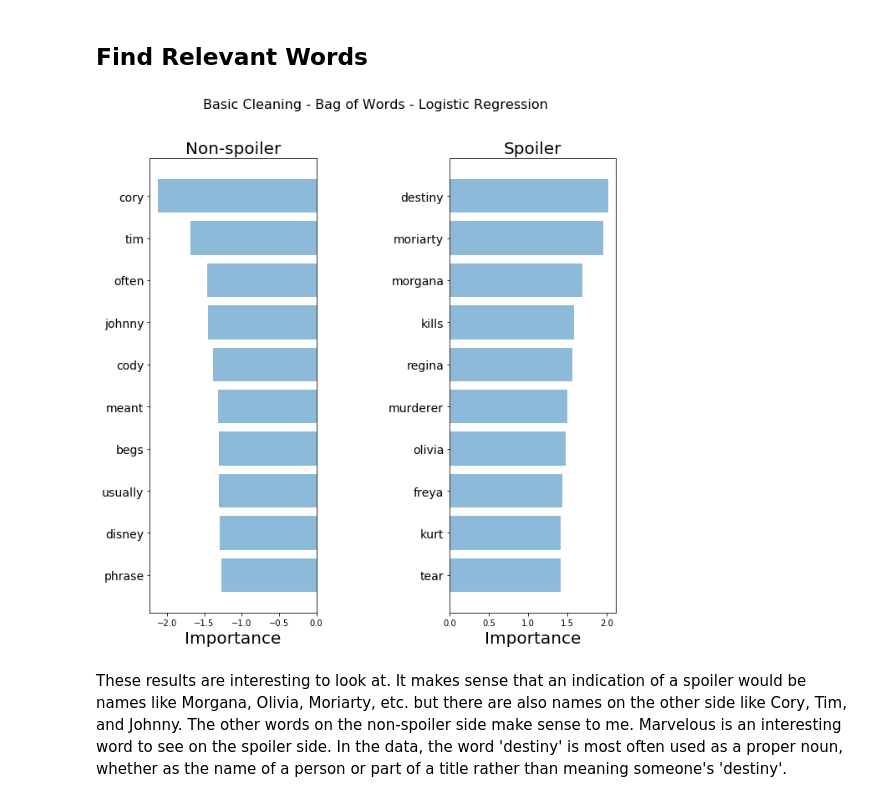
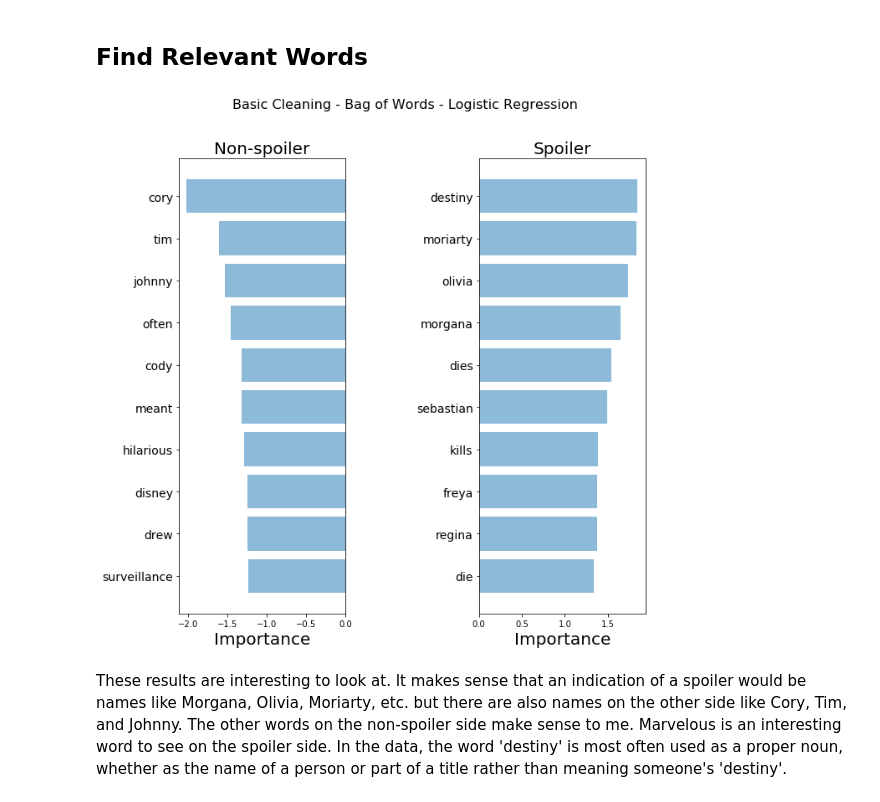
Before and after one commit to ryansmick/victor, a Jupyter notebook: model_selection.ipynb, the cells around one changed output. Cells and saved outputs as stored; diff of their text form; code cells hidden in the pictures.

Commit message:
Updated Data Cleaning Pipeline
Made it easier to add and remove steps from the data cleaning pipeline.

```diff
--- a/model_selection.ipynb
+++ b/model_selection.ipynb
@@ -43,12 +68,21 @@ def split_from_back(string, delimiter, limit=None):
 # %%
 import codecs
 input_file_name = "data/train.balanced.csv"
-output_file_name = "data/train.balanced.cleaned.csv"
 input_file = codecs.open(input_file_name, "r",encoding='utf-8', errors='replace')
-output_file = open(output_file_name, "w+")
 
+data = []
 for line in input_file:
-    line = ','.join(standardize_text(split_from_back(line, ',', 4), 0))
-    output_file.write(line)
+    try:
+        split_line = split_from_back(line, ',', 4)
+        remove_links(split_line, 0)
+        remove_mentions(split_line, 0)
+        remove_non_standard_characters(split_line, 0)
+        replace_at(split_line, 0)
+        replace_and(split_line, 0)
+        remove_punctuation(split_line, 0)
+        to_lowercase(split_line, 0)
+        boolean_to_nums(split_line, 1)
+    except:
+        continue
+    data.append(split_line[:2])
 input_file.close()
-output_file.close()
@@ -88,2 +93,0 @@ def tokenize(standardized_text_file):
-# %%
-data = tokenize(output_file_name)
@@ -109,6 +123,17 @@ def plot_LSA(test_data, test_labels, plot=True):
 # %%
 from sklearn.metrics import precision_score, recall_score
 from sklearn.model_selection import StratifiedKFold as strat
+from sklearn.base import clone
+
+def vector_sum(vec1, vec2):
+    if len(vec1) != len(vec2):
+        raise ValueError("Vectors are not of the same length")
+
+    sum = [x for x in vec1]
+    for index, val in enumerate(vec2):
+        sum[index] += val
+
+    return sum
 
 # Create a function to perform 10 fold cross validation
 # Returns the average accuracy across the 10 folds, the test class for each data point, and the resulting class for each data point
@@ -117,12 +142,16 @@ def validate(classifier, feat, classes):
     skf = strat(n_splits=10, shuffle=True)
     skf.get_n_splits(feat, classes)
 
+    # Clear the training on the classifier
+    classifier = clone(classifier)
+
     fold = 0
     accuracy_sum = 0
     precision_sum = 0
     recall_sum = 0
     y_test_total = np.empty(shape=0)
     res_total = np.empty(shape=0)
+    coefs = [0 for x in range(feat.shape[1])]
     for train_index, test_index in skf.split(feat, classes):
         fold += 1
         # get test and training data for classes and feature arrays
@@ -144,7 +173,10 @@ def validate(classifier, feat, classes):
         recall_sum += recall_score(y_test, res)
         y_test_total = np.concatenate((y_test_total, y_test))
         res_total = np.concatenate((res_total, res))
-    return ((accuracy_sum / float(10)), (precision_sum / float(10)), (recall_sum / float(10)), y_test_total, res_total)
+
+        coefs = vector_sum(coefs, classifier.coef_[0])
+        classifier = clone(classifier)
+    return ((accuracy_sum / float(10)), (precision_sum / float(10)), (recall_sum / float(10)), y_test_total, res_total, [x/10 for x in coefs])
 # %%
 import numpy as np
 import itertools
@@ -251,6 +286,6 @@ There isn't much separation between the classes, but let's try to fit a classifi
 # %%
 from sklearn.linear_model import LogisticRegression
 model = LogisticRegression()
-accuracy, precision, recall, true_labels, pred_labels = validate(model, features, classes)
+accuracy, precision, recall, true_labels, pred_labels, coefs = validate(model, features, classes)
 print("accuracy = {}, precision = {}, recall = {}".format(round(accuracy, 3), round(precision, 3), round(recall, 3)))
 # %% [output]
@@ -316,28 +351,27 @@ def plot_important_words(top_scores, top_words, bottom_scores, bottom_words, nam
     plt.subplots_adjust(wspace=0.8)
     plt.show()
 # %%
-coefs = model.coef_[0]
 pairs = []
 for index, coef in enumerate(coefs):
     pairs.append((coef, (index, coef)))
 
 largest = find_top_n_values(pairs, largest=True)
 smallest = find_top_n_values(pairs, largest=False)
 
 largest_scores = []
 largest_words = []
 smallest_scores = []
 smallest_words = []
 for elem in largest:
     largest_scores.append(elem[1])
     largest_words.append(VOCAB[elem[0]])
 for elem in smallest:
     smallest_scores.append(elem[1])
     smallest_words.append(VOCAB[elem[0]])
 
 plot_important_words(largest_scores, largest_words, smallest_scores, smallest_words, "Basic Cleaning - Bag of Words - Logistic Regression")
 # %% [output]
-[figure, old version]
+[figure, new version]
 # %% [markdown]
 These results are interesting to look at. It makes sense that an indication of a spoiler would be names like Morgana, Olivia, Moriarty, etc. but there are also names on the other side like Cory, Tim, and Johnny. The other words on the non-spoiler side make sense to me. Marvelous is an interesting word to see on the spoiler side. In the data, the word 'destiny' is most often used as a proper noun, whether as the name of a person or part of a title rather than meaning someone's 'destiny'.
 # %% [markdown]
```
Also changed, not shown: parts of 49 cells of this notebook.
